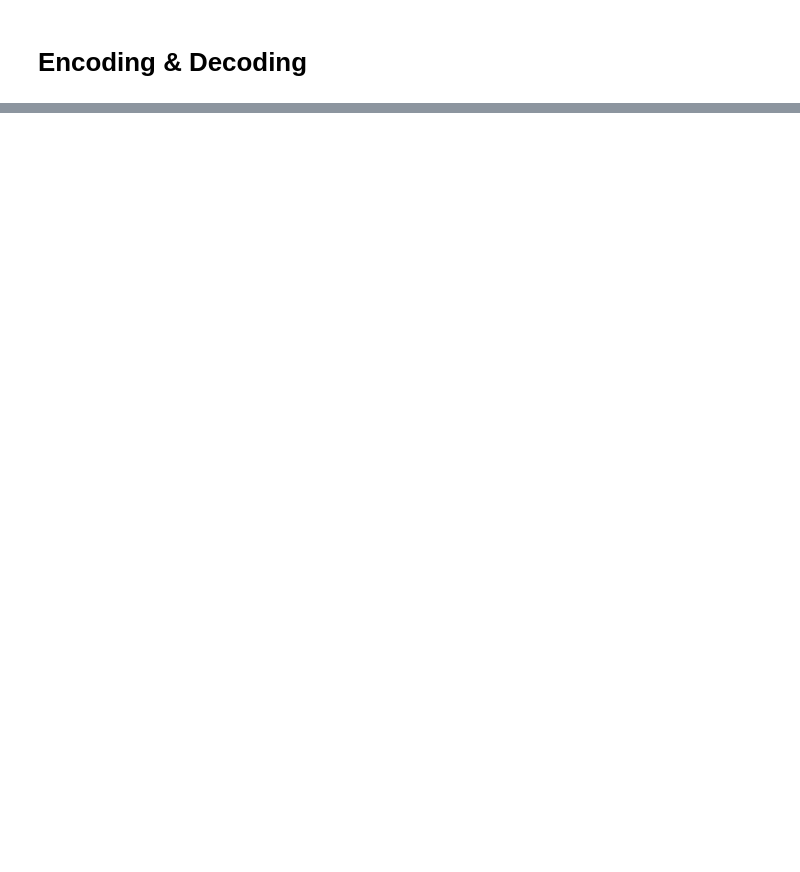
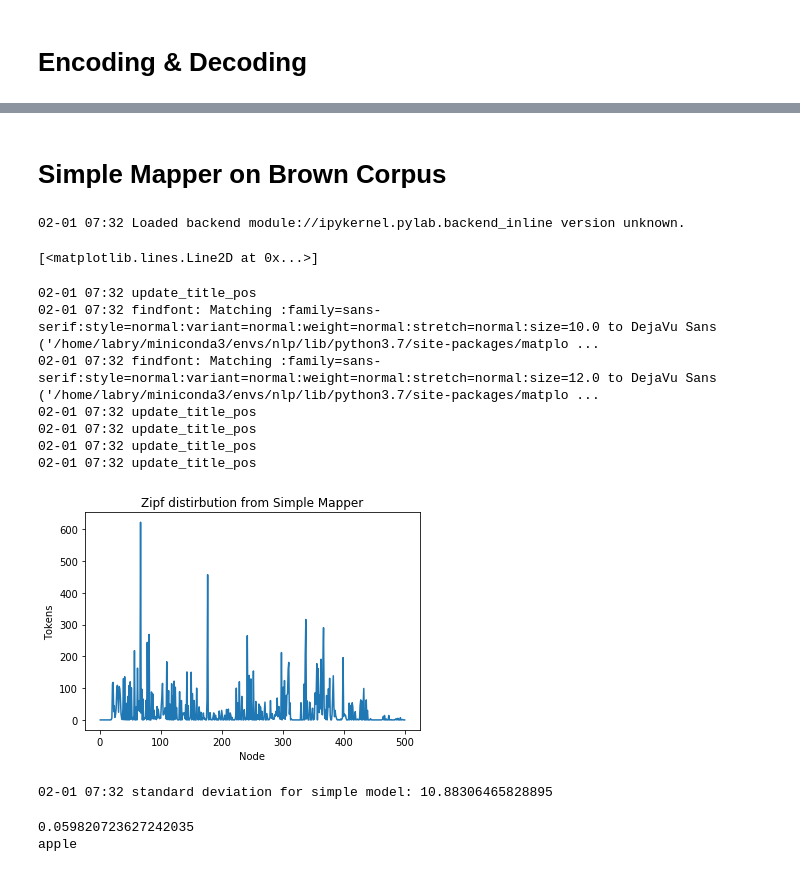
Before and after one commit to q0115643/arithmetic-hash, a Jupyter notebook: evaluate.ipynb, the cells around one changed output, grey strips where cells are left out. Cells and saved outputs as stored; diff of their text form; code cells hidden in the pictures; blank space fills up the shorter version.

Commit message:
add simple model, polish

```diff
--- a/evaluate.ipynb
+++ b/evaluate.ipynb
@@ -125,0 +145,54 @@ print(token)
+# %% [markdown]
+# Simple Mapper on Brown Corpus
+# %%
+from models import Simple_Map
+from util import fp_to_list, get_stddev
+%matplotlib inline
+import matplotlib.pyplot as plt
+import logging
+import sys
+logging.basicConfig(level=logging.DEBUG, format='%(asctime)s %(message)s', datefmt='%m-%d %H:%M', stream=sys.stdout)
+corpus = 'brown'
+num_node = 500
+#y_limit = 500
+test_tokens_fp = './data/'+ corpus +'/test_tokens.txt'
+# %% [output]
+02-01 07:32 Loaded backend module://ipykernel.pylab.backend_inline version unknown.
+# %%
+test_tokens = fp_to_list(test_tokens_fp)
+simple_map = Simple_Map(num_node)
+# %%
+simple_cnt_per_node = simple_map.cnt_per_node(num_node, test_tokens)
+# %%
+plt.figure()
+plt.title("Zipf distirbution from Simple Mapper")
+zipf_xrange = [i+1 for i in list(range(500))]
+plt.xlabel("Node")
+plt.ylabel("Tokens")
+#plt.ylim(top=y_limit)
+plt.plot(zipf_xrange, simple_cnt_per_node)
+# %% [output]
+[<matplotlib.lines.Line2D at 0x...>]
+02-01 07:32 update_title_pos
+02-01 07:32 findfont: Matching :family=sans-serif:style=normal:variant=normal:weight=normal:stretch=normal:size=10.0 to DejaVu Sans ('/home/labry/miniconda3/envs/nlp/lib/python3.7/site-packages/matplo ...
+02-01 07:32 findfont: Matching :family=sans-serif:style=normal:variant=normal:weight=normal:stretch=normal:size=12.0 to DejaVu Sans ('/home/labry/miniconda3/envs/nlp/lib/python3.7/site-packages/matplo ...
+02-01 07:32 update_title_pos
+02-01 07:32 update_title_pos
+02-01 07:32 update_title_pos
+02-01 07:32 update_title_pos
+[figure, added]
+# %%
+simple_std_dev = get_stddev(num_node, len(test_tokens), simple_cnt_per_node)
+logging.info("standard deviation for simple model: {}".format(simple_std_dev))
+# for Makov model: 1.365154247284427, for RNN: 2.249722040517646
+# %% [output]
+02-01 07:32 standard deviation for simple model: 10.88306465828895
+# %%
+# encoding and decoding
+position = simple_map.encode('apple')
+print(position)
+token = simple_map.decode(position)
+print(token)
+# %% [output]
+0.059820723627242035
+apple
```
Also changed, not shown: parts of 10 cells of this notebook, 1 other file.
